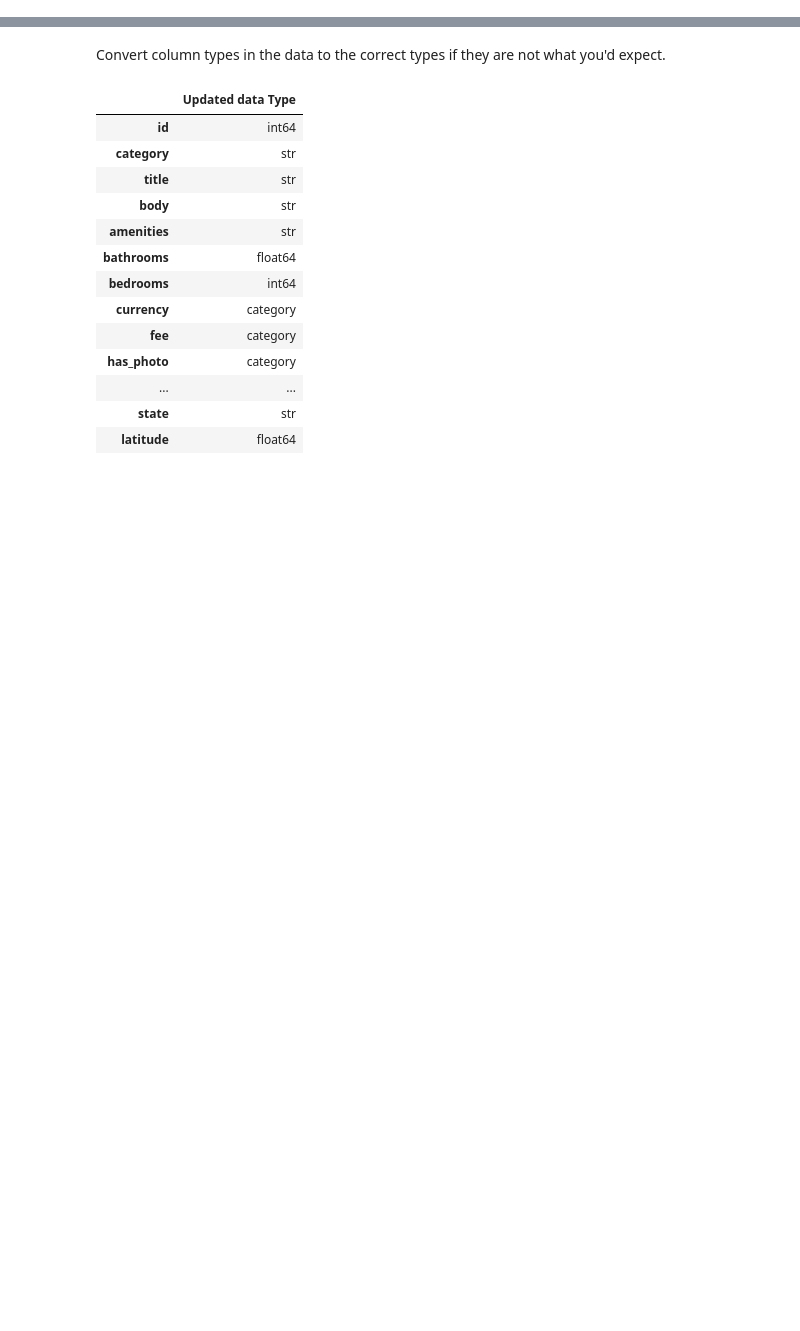
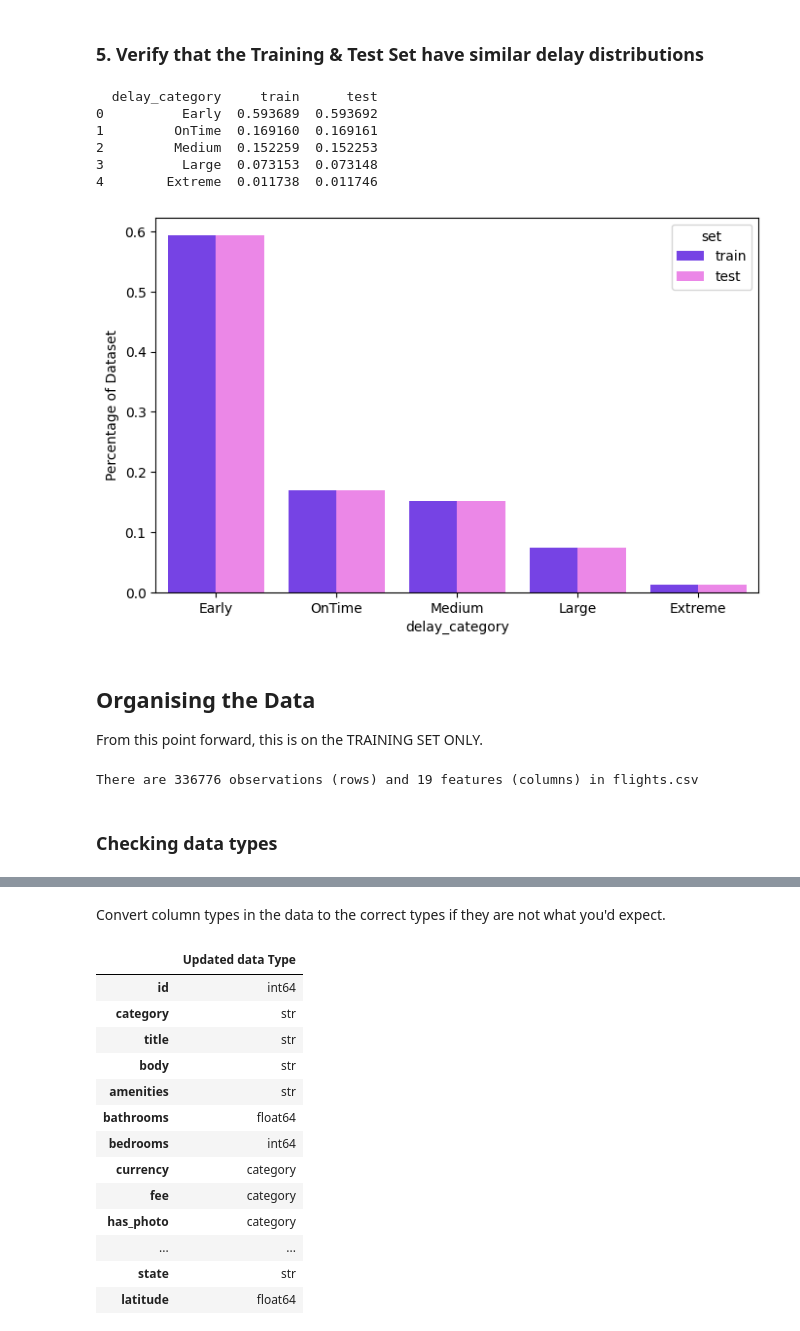
Before and after one commit to lucyg04/nycflights13, a Jupyter notebook: Practical 1/practical1_py.ipynb, the cells around one changed output, grey strips where cells are left out. Cells and saved outputs as stored; diff of their text form; code cells hidden in the pictures; blank space fills up the shorter version.

```diff
--- a/Practical 1/practical1_py.ipynb
+++ b/Practical 1/practical1_py.ipynb
@@ -65,0 +35,5 @@ data.dtypes.to_frame(name='Data Type')
+# %%
+# Locate the file, read it in, and observe
+flights_file_name = "../data/flights.csv"
+flights_data = pd.read_csv(flights_file_name)
+flights_data.head()
@@ -65,0 +411,40 @@ data.dtypes.to_frame(name='Data Type')
+# %% [markdown]
+### 5. Verify that the Training & Test Set have similar delay distributions
+# %%
+# Get the pre-calculated proportions using the indexes
+train_dist = strat_bins.iloc[train_index].value_counts(normalize=True)
+test_dist = strat_bins.iloc[test_index].value_counts(normalize=True)
+
+# Combine and reset index in one go
+dist_df = pd.DataFrame({'train': train_dist, 'test': test_dist}).reset_index()
+dist_df.columns = ['delay_category', 'train', 'test']
+
+# Check the distribution numbers
+print(dist_df)
+
+# Plot for easy viewing of train / test set distribution comparison
+dist_melted = dist_df.melt(id_vars='delay_category', var_name='set', value_name='percentage')
+
+plt.figure(figsize=(8,5))
+sns.barplot(data=dist_melted, x='delay_category', y='percentage', hue='set', palette=['#6c28ff','#fc76f7'])
+plt.ylabel('Percentage of Dataset')
+plt.show()
+# %% [output]
+  delay_category     train      test
+0          Early  0.593689  0.593692
+1         OnTime  0.169160  0.169161
+2         Medium  0.152259  0.152253
+3          Large  0.073153  0.073148
+4        Extreme  0.011738  0.011746
+[figure, added]
+# %% [markdown]
+## Organising the Data
+
+From this point forward, this is on the TRAINING SET ONLY.
+# %%
+flights_shape = flights_data.shape
+print(f"There are {flights_shape[0]} observations (rows) and {flights_shape[1]} features (columns) in flights.csv")
+# %% [output]
+There are 336776 observations (rows) and 19 features (columns) in flights.csv
+# %% [markdown]
+### Checking data types
```
Also changed, not shown: parts of 34 cells of this notebook, 2 other files.
